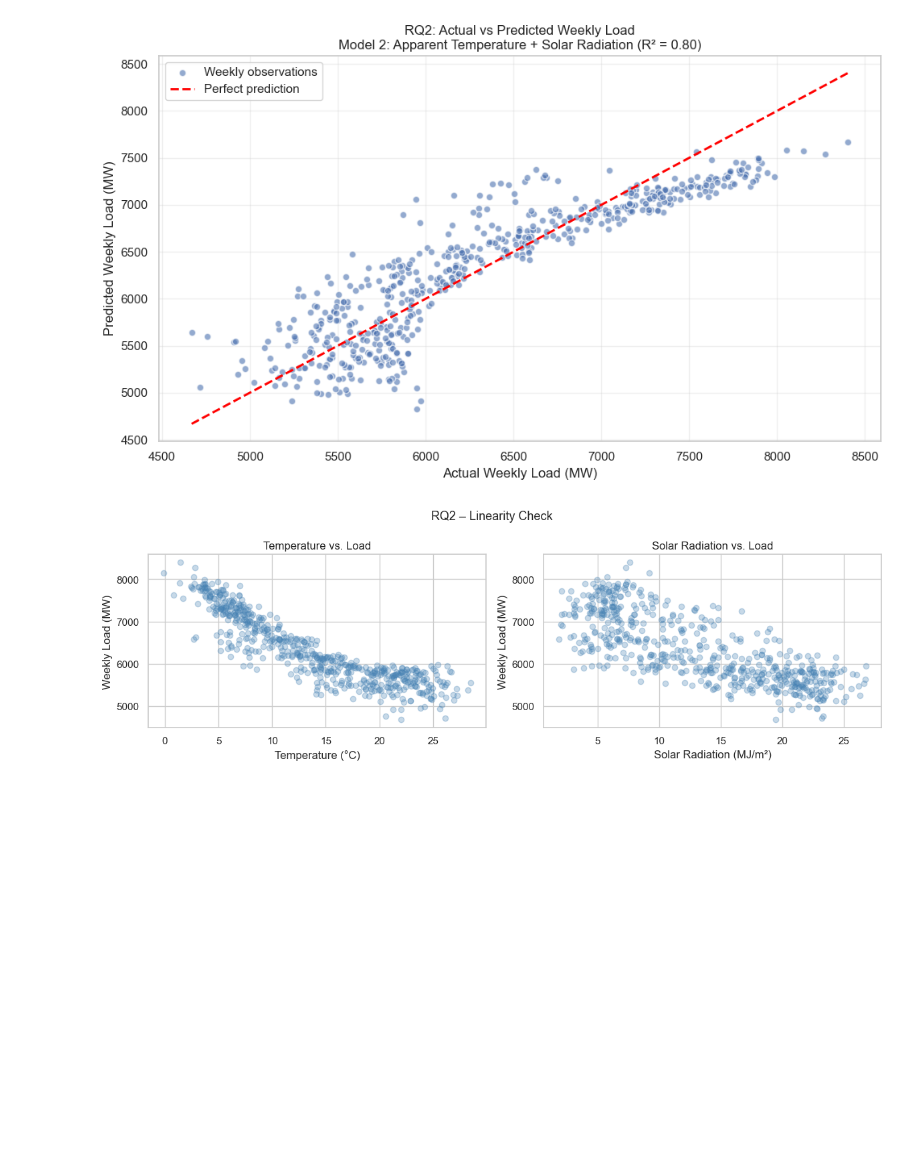
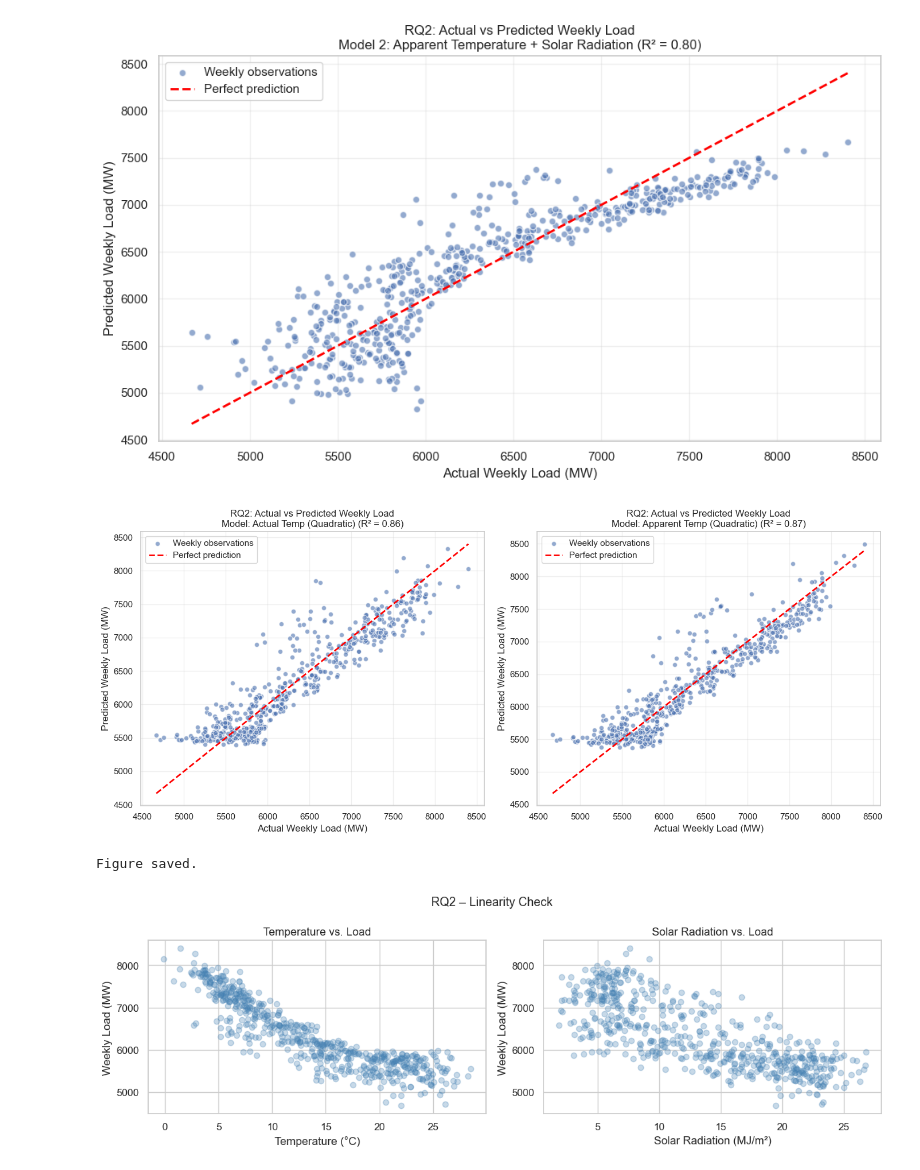
Before and after one commit to joelthedebugger/CIP_FS26_203, a Jupyter notebook: notebooks/03_analysis.ipynb, the cells around one changed output. Drawn from its saved outputs; the diff is of its cells as text; code cells hidden in the pictures; blank space fills up the shorter version.

```diff
--- a/notebooks/03_analysis.ipynb
+++ b/notebooks/03_analysis.ipynb
@@ -605,6 +611,35 @@ plt.tight_layout()
 plt.show()
 # %% [output]
 [figure]
+# %%
+# --- Visualization: Actual vs Predicted Weekly Load (Quadratic Models) ---
+fig, axes = plt.subplots(1, 2, figsize=(14, 6))
+
+for ax, y_pred, r2, label in zip(
+    axes,
+    [y_pred_rq2_actual_quad, y_pred_rq2_apparent_quad],
+    [r2_actual_quad, r2_apparent_quad],
+    ["Actual Temp (Quadratic)", "Apparent Temp (Quadratic)"]
+):
+    ax.scatter(y_rq2, y_pred, alpha=0.6, edgecolors="w", label="Weekly observations")
+    ax.plot(
+        [y_rq2.min(), y_rq2.max()],
+        [y_rq2.min(), y_rq2.max()],
+        linestyle="--", linewidth=2, color="red", label="Perfect prediction"
+    )
+    ax.set_title(f"RQ2: Actual vs Predicted Weekly Load\nModel: {label} (R² = {r2:.2f})")
+    ax.set_xlabel("Actual Weekly Load (MW)")
+    ax.set_ylabel("Predicted Weekly Load (MW)")
+    ax.legend()
+    ax.grid(True, alpha=0.3)
+
+plt.tight_layout()
+plt.savefig("../figures/rq2_actual_vs_predicted_quadratic.png", dpi=150)
+plt.show()
+print("Figure saved.")
+# %% [output]
+[figure, added]
+Figure saved.
 # %%
 # --- Assumption Check RQ2: Linearity ---
 # Scatter plots of each predictor against the target variable
```
Also changed, not shown: parts of 2 cells of this notebook.
